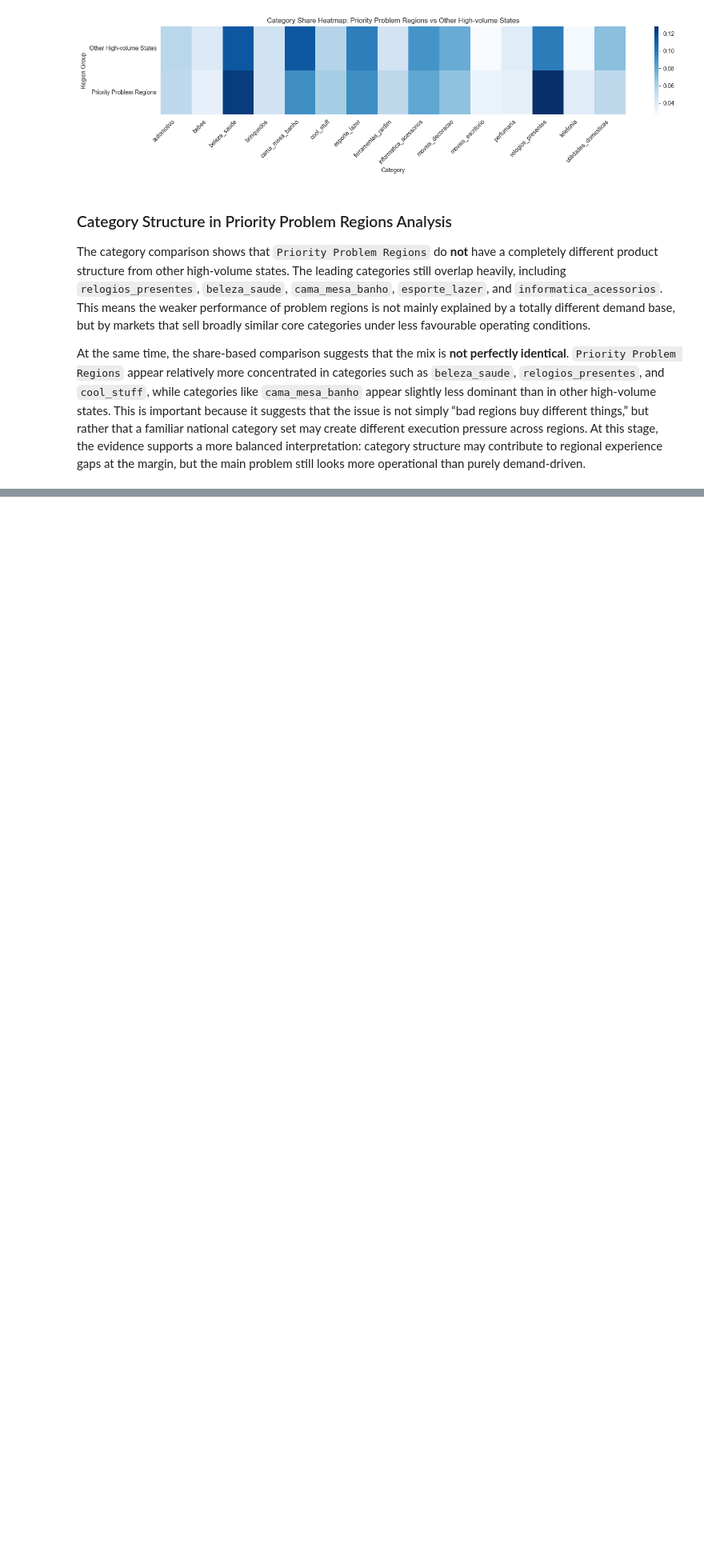
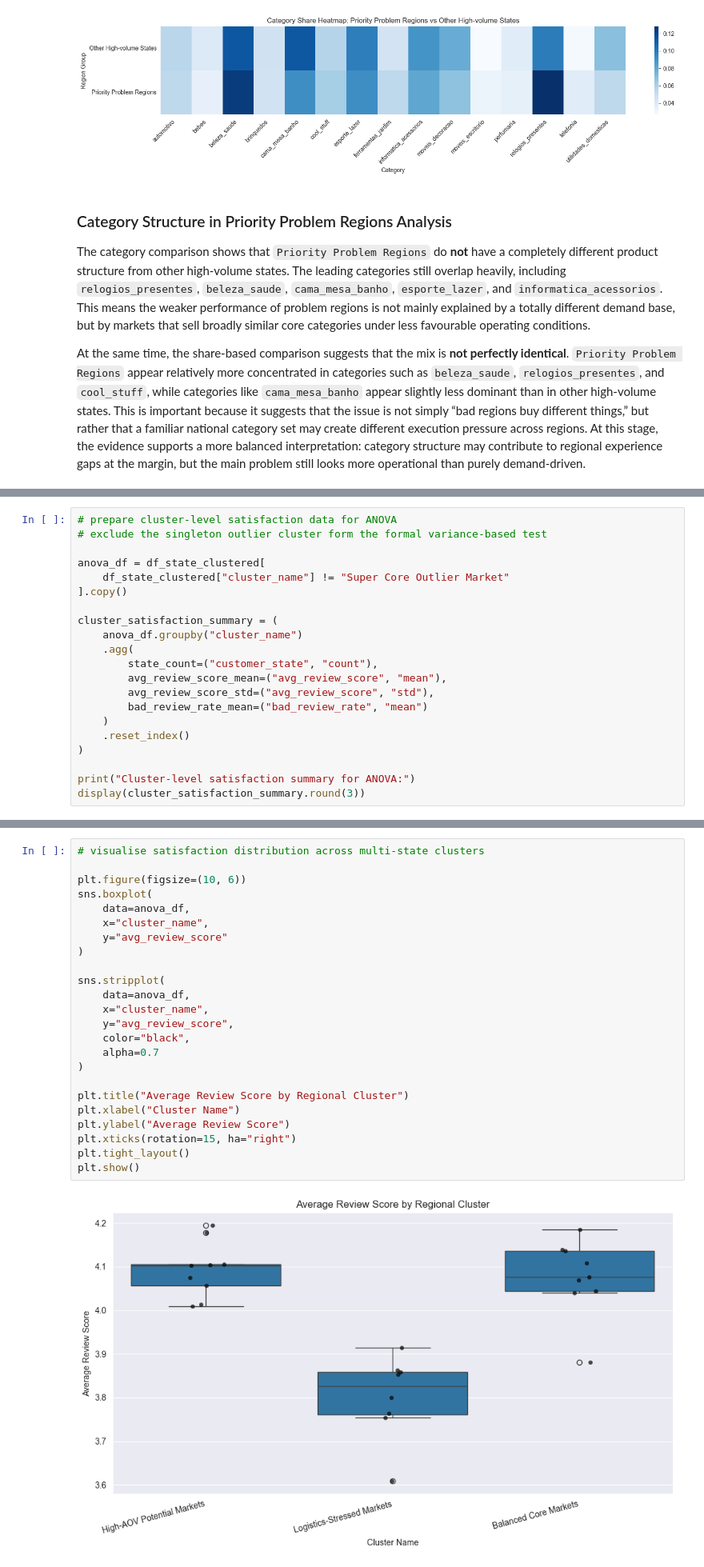
Before and after one commit to WangXin154/E-commerce_decision-making-_intelligence, a Jupyter notebook: Statistical_analysis_report/04_Geographic_Analysis.ipynb, the cells around one changed output, grey strips where cells are left out. Shown at 80% size. Cells and saved outputs as stored; diff of their text form; blank space fills up the shorter version.

```diff
--- a/Statistical_analysis_report/04_Geographic_Analysis.ipynb
+++ b/Statistical_analysis_report/04_Geographic_Analysis.ipynb
@@ -3562,0 +3570,21 @@ At the same time, the share-based comparison suggests that the mix is **not perf
+# %%
+# prepare cluster-level satisfaction data for ANOVA
+# exclude the singleton outlier cluster form the formal variance-based test
+
+anova_df = df_state_clustered[
+    df_state_clustered["cluster_name"] != "Super Core Outlier Market"
+].copy()
+
+cluster_satisfaction_summary = (
+    anova_df.groupby("cluster_name")
+    .agg(
+        state_count=("customer_state", "count"),
+        avg_review_score_mean=("avg_review_score", "mean"),
+        avg_review_score_std=("avg_review_score", "std"),
+        bad_review_rate_mean=("bad_review_rate", "mean")
+    )
+    .reset_index()
+)
+
+print("Cluster-level satisfaction summary for ANOVA:")
+display(cluster_satisfaction_summary.round(3))
@@ -3562,0 +3615,26 @@ At the same time, the share-based comparison suggests that the mix is **not perf
+# %%
+# visualise satisfaction distribution across multi-state clusters
+
+plt.figure(figsize=(10, 6))
+sns.boxplot(
+    data=anova_df,
+    x="cluster_name",
+    y="avg_review_score"
+)
+
+sns.stripplot(
+    data=anova_df,
+    x="cluster_name",
+    y="avg_review_score",
+    color="black",
+    alpha=0.7
+)
+
+plt.title("Average Review Score by Regional Cluster")
+plt.xlabel("Cluster Name")
+plt.ylabel("Average Review Score")
+plt.xticks(rotation=15, ha="right")
+plt.tight_layout()
+plt.show()
+# %% [output]
+[figure, added]
```
Also changed, not shown: parts of 51 cells of this notebook.
